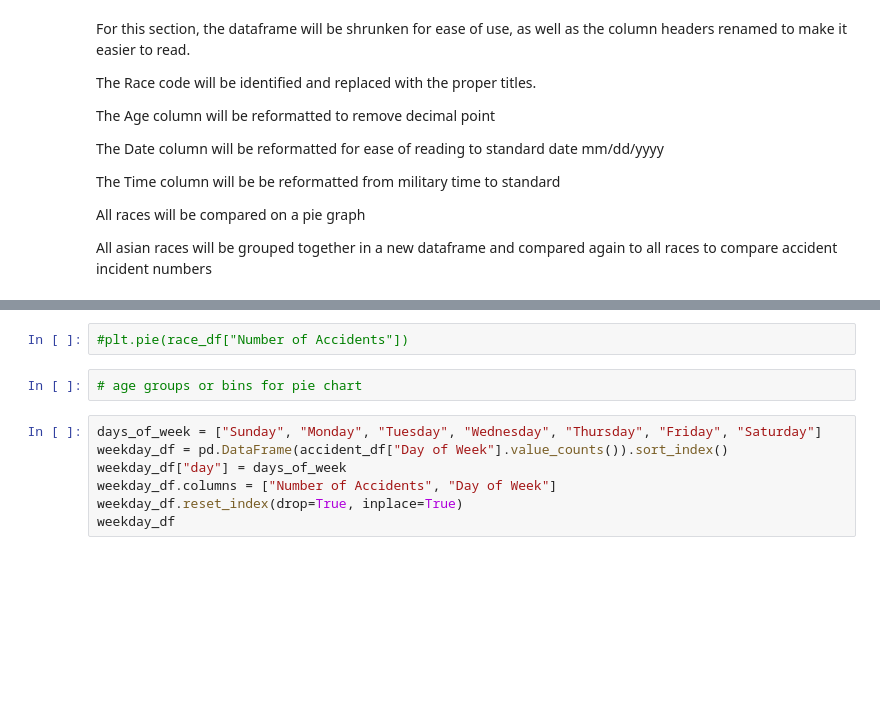
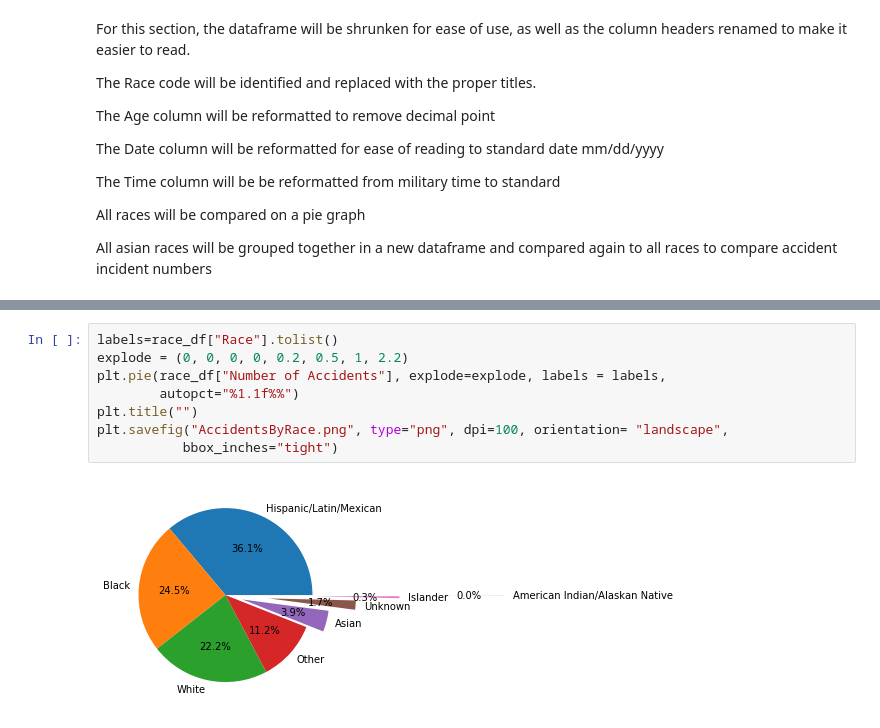
Before and after one commit to Armayni/ProjectOne, a Jupyter notebook: Nicole-TrendAnalysis_motorVehicleAccidents.ipynb, the cells around one changed output, grey strips where cells are left out. Cells and saved outputs as stored; diff of their text form; blank space fills up the shorter version.

Commit message:
finished plotting

```diff
--- a/Nicole-TrendAnalysis_motorVehicleAccidents.ipynb
+++ b/Nicole-TrendAnalysis_motorVehicleAccidents.ipynb
@@ -150,11 +144,10 @@ race_df
-# %%
-#plt.pie(race_df["Number of Accidents"])
-# %%
-# age groups or bins for pie chart
-# %%
-days_of_week = ["Sunday", "Monday", "Tuesday", "Wednesday", "Thursday", "Friday", "Saturday"]
-weekday_df = pd.DataFrame(accident_df["Day of Week"].value_counts()).sort_index()
-weekday_df["day"] = days_of_week
-weekday_df.columns = ["Number of Accidents", "Day of Week"]
-weekday_df.reset_index(drop=True, inplace=True)
-weekday_df
+# %%
+labels=race_df["Race"].tolist()
+explode = (0, 0, 0, 0, 0.2, 0.5, 1, 2.2)
+plt.pie(race_df["Number of Accidents"], explode=explode, labels = labels,
+        autopct="%1.1f%%")
+plt.title("")
+plt.savefig("AccidentsByRace.png", type="png", dpi=100, orientation= "landscape",
+           bbox_inches="tight")
+# %% [output]
+[figure, added]
```
Also changed, not shown: parts of 15 cells of this notebook, 6 other files.
